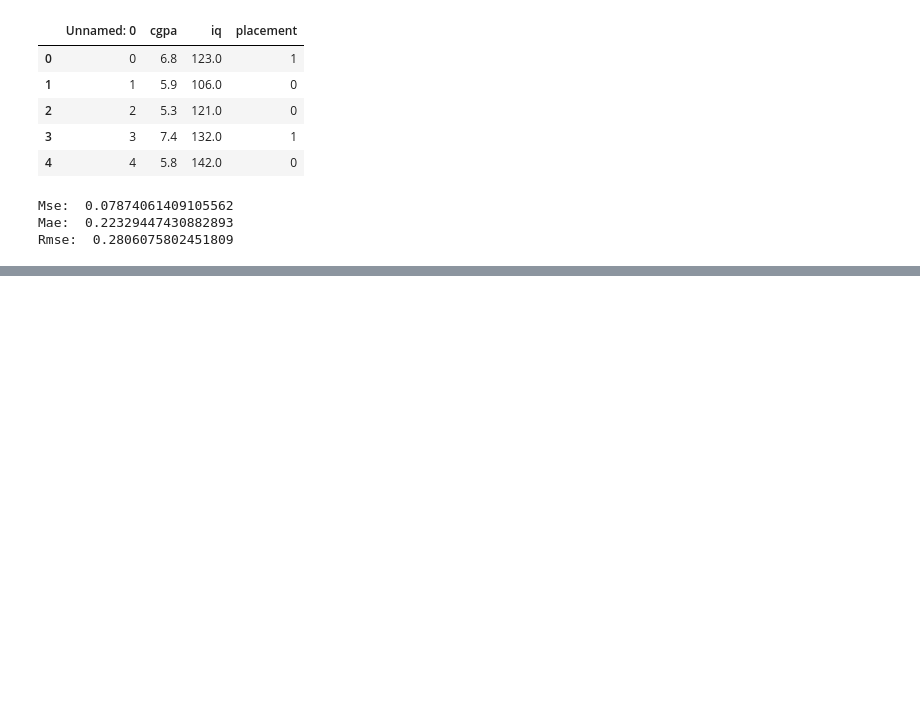
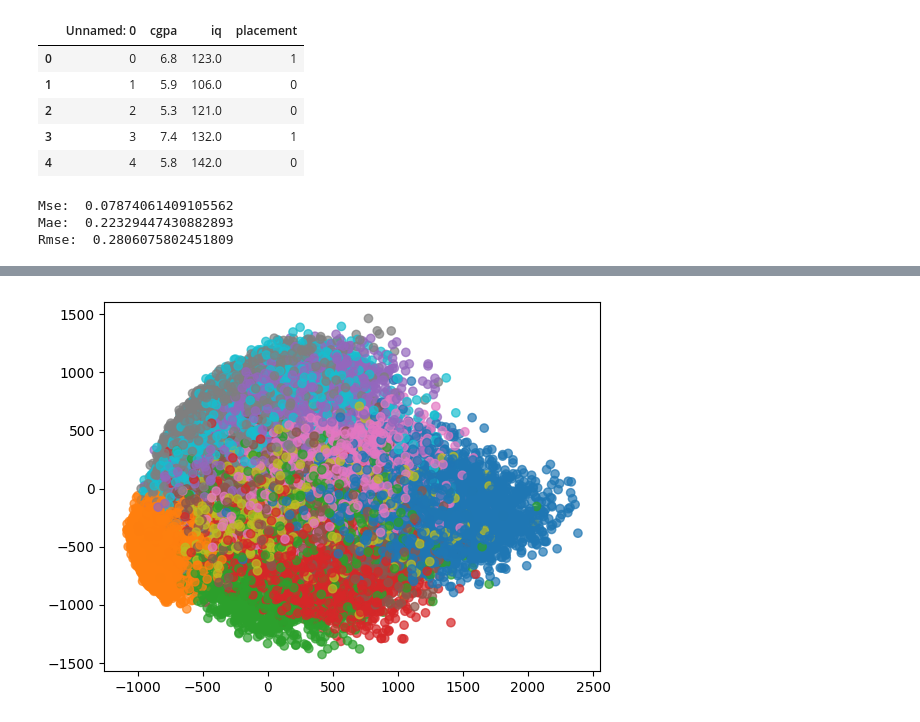
Before and after one commit to rahul03052003/ML, a Jupyter notebook: Untitled177.ipynb, the cells around one changed output, grey strips where cells are left out. Drawn from its saved outputs; the diff is of its cells as text; code cells hidden in the pictures; blank space fills up the shorter version.

```diff
--- a/Untitled177.ipynb
+++ b/Untitled177.ipynb
@@ -572,0 +573,4 @@ Silhouette Score:  0.8696921064421674
+# %%
+from sklearn.datasets import fetch_openml
+mnist = fetch_openml("mnist_784")
+import pandas as pd
@@ -572,0 +597,3 @@ Silhouette Score:  0.8696921064421674
+# %%
+x=mnist.data
+y=mnist.target
@@ -572,0 +654,5 @@ Silhouette Score:  0.8696921064421674
+# %%
+from sklearn.decomposition import PCA
+pca=PCA(n_components=2)
+x_pca=pca.fit_transform(x)
+x_pca
@@ -572,0 +667,3 @@ Silhouette Score:  0.8696921064421674
+# %%
+ypred1=y.astype(int)
+ypred1
@@ -572,0 +683,5 @@ Silhouette Score:  0.8696921064421674
+# %%
+import  matplotlib.pyplot as plt
+scatter=plt.scatter(x_pca[:,0],x_pca[:,1],c=ypred1,cmap='tab10',alpha=0.7)
+# %% [output]
+[figure, added]
```
Also changed, not shown: parts of 77 cells of this notebook.
